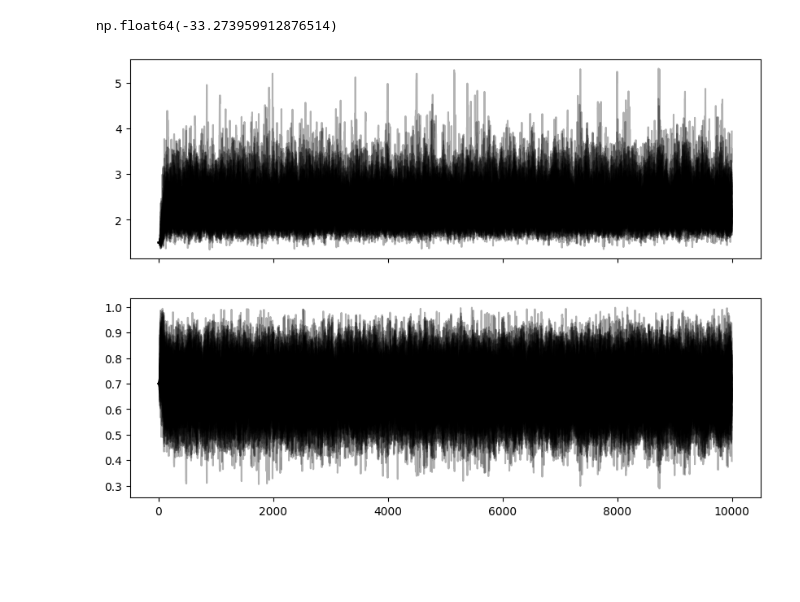
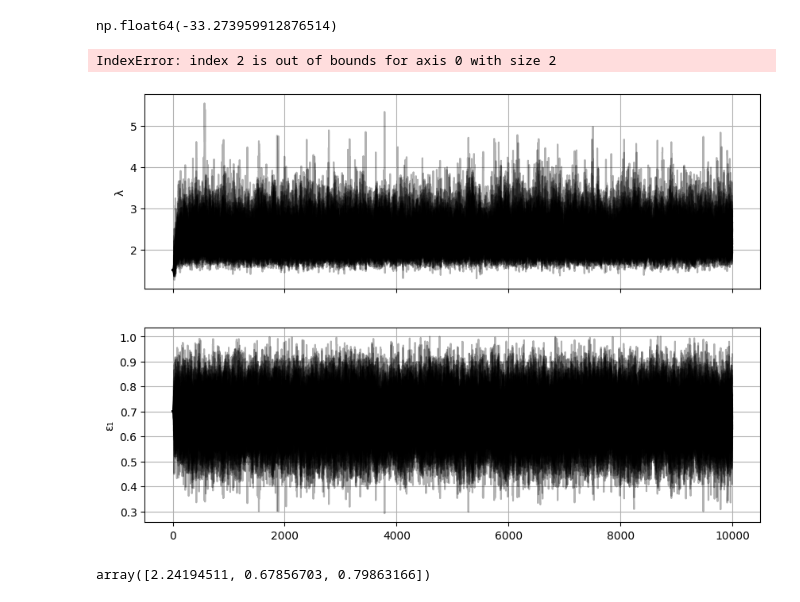
Before and after one commit to KateT840/M-computacionales-1, a Jupyter notebook: Parcial_4.ipynb, the cells around one changed output. Cells and saved outputs as stored; diff of their text form; code cells hidden in the pictures; blank space fills up the shorter version.

```diff
--- a/Parcial_4.ipynb
+++ b/Parcial_4.ipynb
@@ -51,13 +51,13 @@ p0 = [1.5, 0.7, 0.8]
 #Punto 1:
 def log_likelihood(p, x):
     lam, eps1, eps2 = p
+    if lam <= 0 or eps1 <= 0 or eps2 <= 0:
+        return -np.inf
     x1, x2 = x
     t = 10
-
-    logL1 = np.sum(poisson.logpmf(x1, mu=lam * t * eps1))
-    logL2 = np.sum(poisson.logpmf(x2, mu=lam * t * eps2))
-
-    return logL1 + logL2
+    mu1 = lam * t * eps1
+    mu2 = lam * t * eps2
+    return np.sum(poisson.logpmf(x1, mu=mu1)) + np.sum(poisson.logpmf(x2, mu=mu2))
 # %%
 log_likelihood(p0, _x)
 # %% [output]
@@ -99,10 +99,23 @@ pos,prob,state = sampler.run_mcmc(pos,10000,progress=True)
 # %%
 fig, axes = plt.subplots(2, figsize=(10, 7), sharex=True)
 
 samples = sampler.get_chain()
-labels = ["mu", "sigma"]
-for i in range(2):
+labels =  ["λ", "ε₁", "ε₂"]
+for i in range(3):
     ax = axes[i]
     ax.plot(samples[:, :, i], "k", alpha=0.3)
+    ax.set_ylabel(labels[i])
+    ax.grid()
+
+axes[-1].set_xlabel("Número de pasos")
+plt.tight_layout()
+plt.show()
 # %% [output]
+IndexError: index 2 is out of bounds for axis 0 with size 2
-[figure, old version]
+[figure, new version]
+# %%
+flat_samples = sampler.get_chain(discard=500, thin=15, flat=True)
+truths = np.percentile(flat_samples, 50, axis=0)
+truths
+# %% [output]
+array([2.24194511, 0.67856703, 0.79863166])
```
Also changed, not shown: parts of 1 cell of this notebook.
